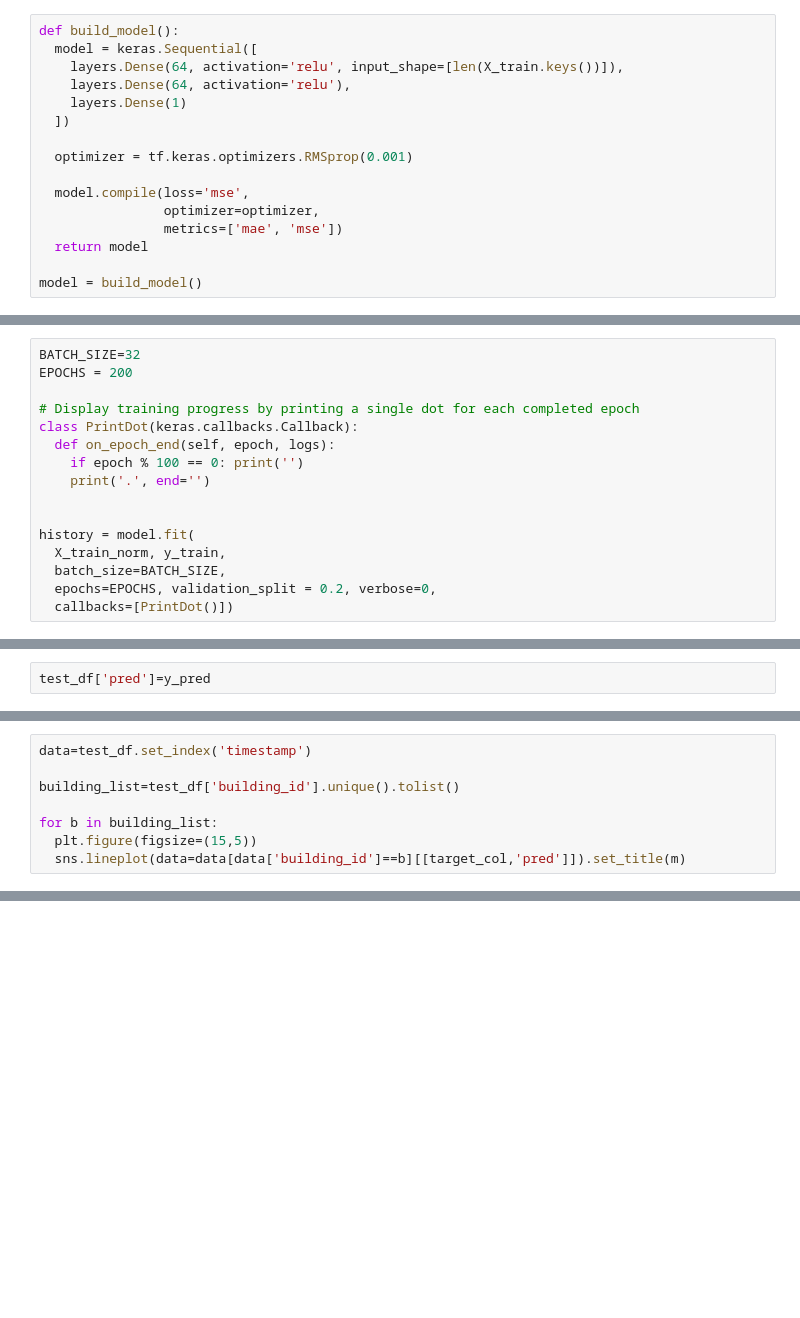
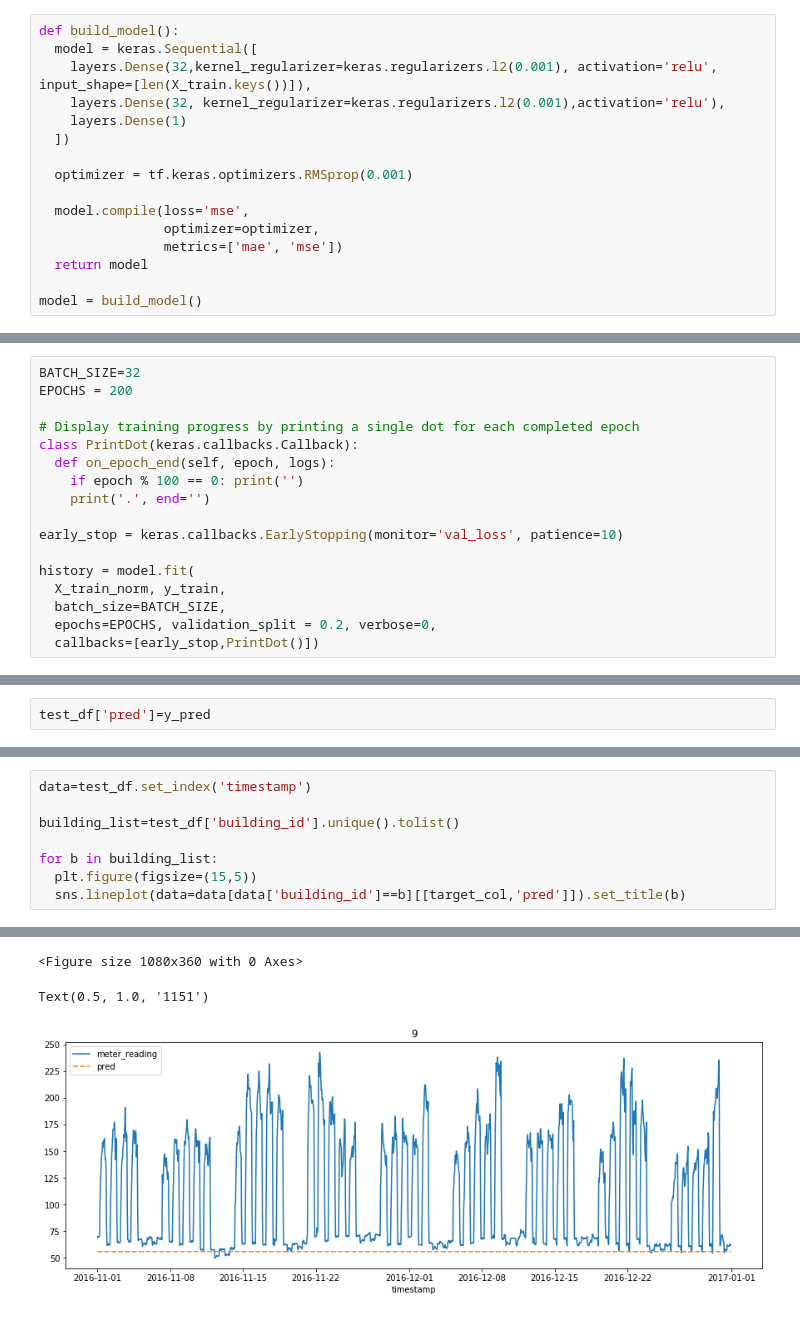
Before and after one commit to jfvandem/dev_test_days, a Jupyter notebook: intro_deep_learning.ipynb, the cells around one changed output, grey strips where cells are left out. Drawn from its saved outputs; the diff is of its cells as text; blank space fills up the shorter version.

```diff
--- a/intro_deep_learning.ipynb
+++ b/intro_deep_learning.ipynb
@@ -341,8 +341,8 @@ A noter, la normalisation devra être appliquée sur toute nouvelle donnée soum
 # %%
 def build_model():
   model = keras.Sequential([
-    layers.Dense(64, activation='relu', input_shape=[len(X_train.keys())]),
-    layers.Dense(64, activation='relu'),
+    layers.Dense(32,kernel_regularizer=keras.regularizers.l2(0.001), activation='relu', input_shape=[len(X_train.keys())]),
+    layers.Dense(32, kernel_regularizer=keras.regularizers.l2(0.001),activation='relu'),
     layers.Dense(1)
   ])
 
@@ -381,12 +381,13 @@ class PrintDot(keras.callbacks.Callback):
     if epoch % 100 == 0: print('')
     print('.', end='')
 
+early_stop = keras.callbacks.EarlyStopping(monitor='val_loss', patience=10)
 
 history = model.fit(
   X_train_norm, y_train,
   batch_size=BATCH_SIZE,
   epochs=EPOCHS, validation_split = 0.2, verbose=0,
-  callbacks=[PrintDot()])
+  callbacks=[early_stop,PrintDot()])
 # %% [output]
 WARNING:tensorflow:Falling back from v2 loop because of error: Failed to find data adapter that can handle input: <class 'pandas.core.frame.DataFrame'>, <class 'NoneType'>
 
@@ -442,4 +466,5 @@ building_list=test_df['building_id'].unique().tolist()
 
 for b in building_list:
   plt.figure(figsize=(15,5))
-  sns.lineplot(data=data[data['building_id']==b][[target_col,'pred']]).set_title(m)
+  sns.lineplot(data=data[data['building_id']==b][[target_col,'pred']]).set_title(b)
+# %% [output]
@@ -445,0 +479,3 @@ for b in building_list:
+<Figure size 1080x360 with 0 Axes>
+Text(0.5, 1.0, '1151')
+[figure, added]
```
Also changed, not shown: parts of 7 cells of this notebook.
